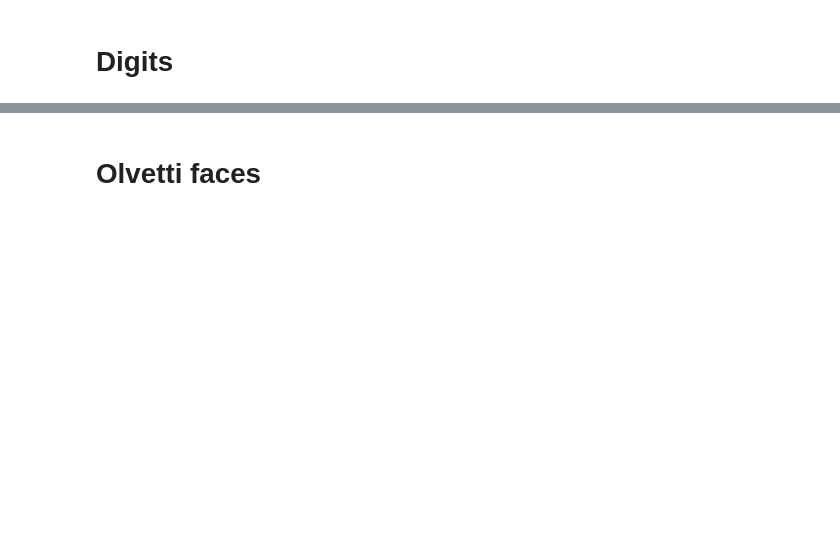
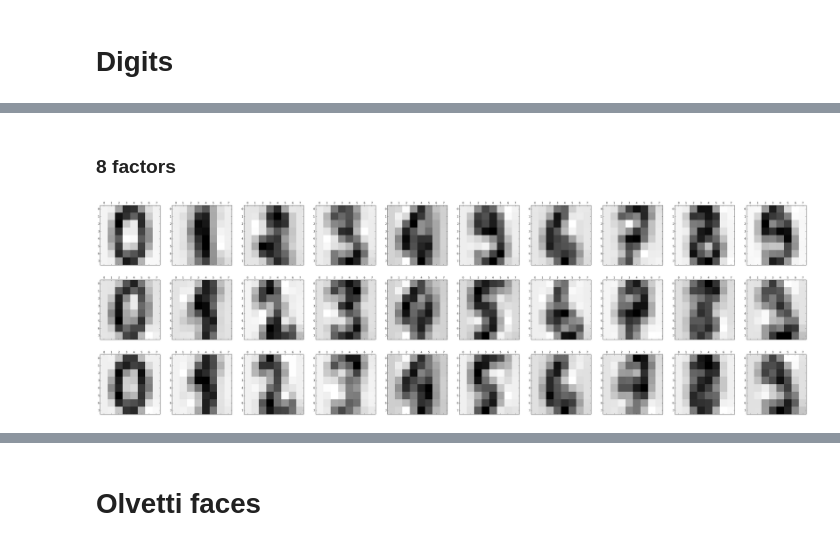
Before and after one commit to cangermueller/vbmfa, a Jupyter notebook: notebooks/140709_vbfa.ipynb, the cells around one changed output, grey strips where cells are left out. Cells and saved outputs as stored; diff of their text form; code cells hidden in the pictures; blank space fills up the shorter version.

```diff
--- a/notebooks/140709_vbfa.ipynb
+++ b/notebooks/140709_vbfa.ipynb
@@ -194,0 +119,9 @@ for i in range(N):
+# %% [markdown]
+### 8 factors
+# %%
+np.random.seed(0)
+fa = vbfa.VbFa(data_y, 8)
+fa.fit()
+plot_images(fa.x_to_y())
+# %% [output]
+[figure, added]
```
Also changed, not shown: parts of 36 cells of this notebook, 3 other files.
